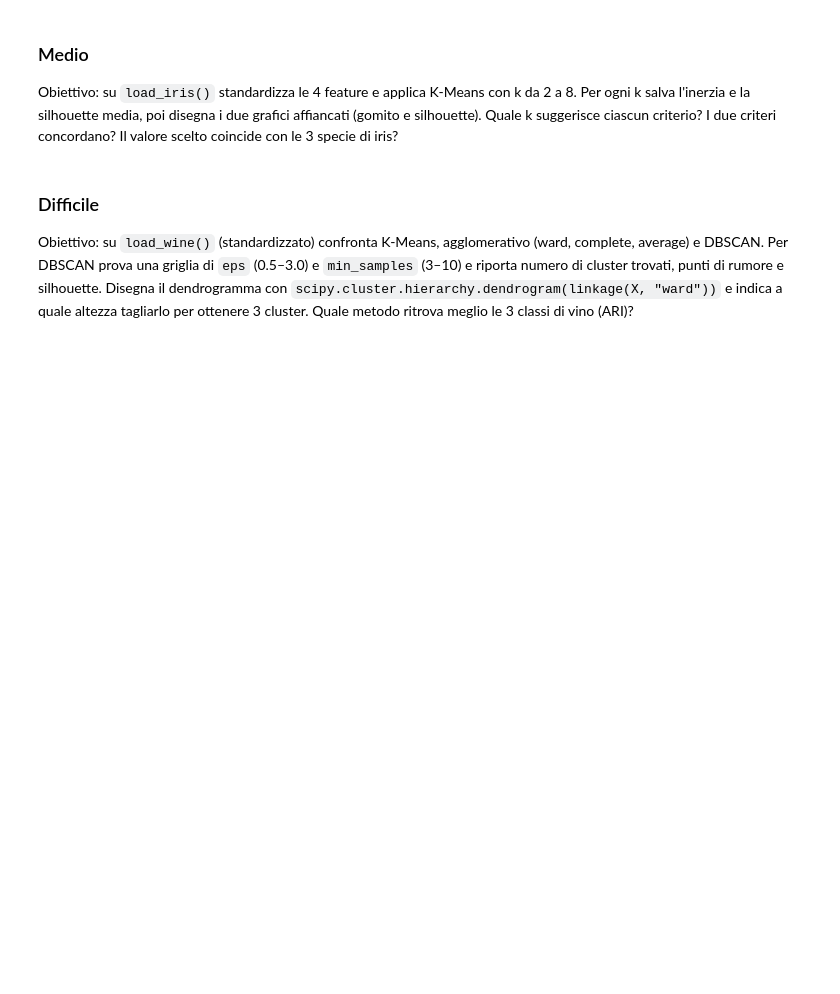
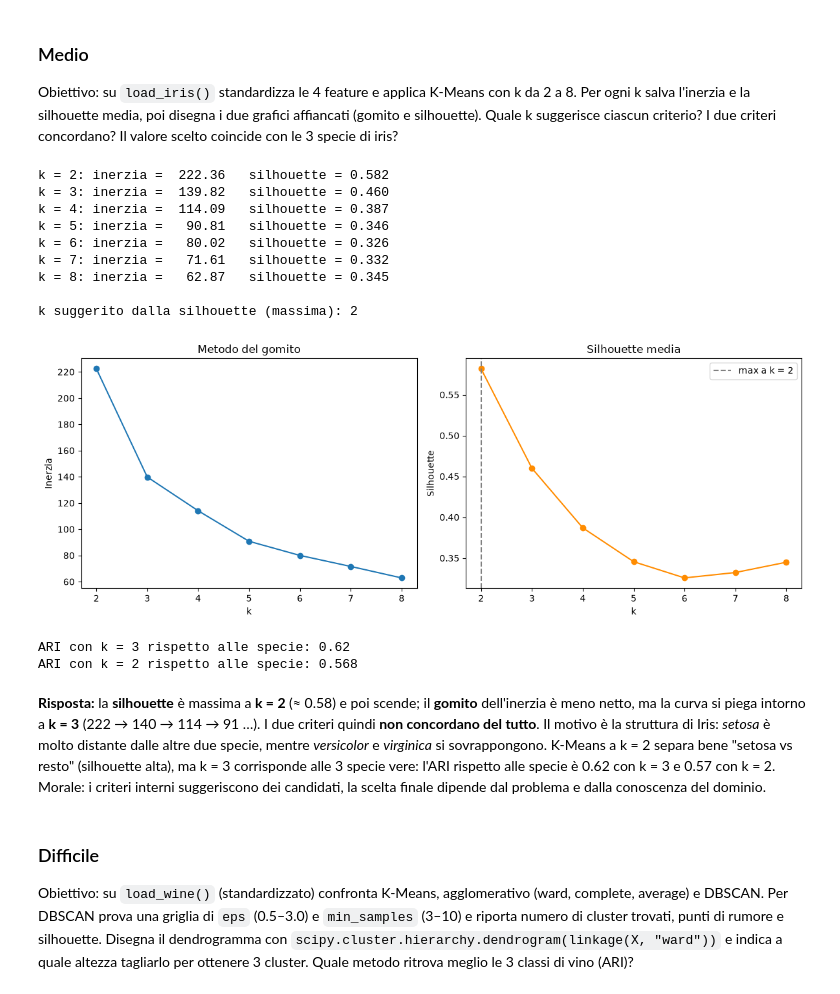
Before and after one commit to MaSTERmIKK/Aula_PythonAi_Ottobre, a Jupyter notebook: CorsoIt/19_Martedì_03/giorno-5-non-supervisionato.ipynb, the cells around one changed output. Cells and saved outputs as stored; diff of their text form; code cells hidden in the pictures; blank space fills up the shorter version.

```diff
--- a/CorsoIt/19_Martedì_03/giorno-5-non-supervisionato.ipynb
+++ b/CorsoIt/19_Martedì_03/giorno-5-non-supervisionato.ipynb
@@ -669,3 +701,60 @@ Obiettivo: su `load_iris()` standardizza le 4 feature e applica K-Means con k da
+# %%
+import numpy as np
+import matplotlib.pyplot as plt
+from sklearn.datasets import load_iris
+from sklearn.preprocessing import StandardScaler
+from sklearn.cluster import KMeans
+from sklearn.metrics import silhouette_score, adjusted_rand_score
+
+iris = load_iris()
+X = StandardScaler().fit_transform(iris.data)
+
+ks = range(2, 9)
+inerzie, silhouette = [], []
+for k in ks:
+    km = KMeans(n_clusters=k, n_init=10, random_state=0).fit(X)
+    inerzie.append(km.inertia_)
+    silhouette.append(silhouette_score(X, km.labels_))
+    print(f"k = {k}: inerzia = {km.inertia_:7.2f}   silhouette = {silhouette[-1]:.3f}")
+
+k_sil = list(ks)[int(np.argmax(silhouette))]
+print(f"\nk suggerito dalla silhouette (massima): {k_sil}")
+
+fig, axes = plt.subplots(1, 2, figsize=(12, 4.5))
+axes[0].plot(list(ks), inerzie, marker="o")
+axes[0].set_title("Metodo del gomito")
+axes[0].set_xlabel("k")
+axes[0].set_ylabel("Inerzia")
+
+axes[1].plot(list(ks), silhouette, marker="o", color="darkorange")
+axes[1].axvline(k_sil, color="gray", ls="--", label=f"max a k = {k_sil}")
+axes[1].set_title("Silhouette media")
+axes[1].set_xlabel("k")
+axes[1].set_ylabel("Silhouette")
+axes[1].legend()
+plt.tight_layout()
+plt.show()
+
+# Confronto con le 3 specie reali
+km3 = KMeans(n_clusters=3, n_init=10, random_state=0).fit(X)
+print("ARI con k = 3 rispetto alle specie:", round(adjusted_rand_score(iris.target, km3.labels_), 3))
+km2 = KMeans(n_clusters=2, n_init=10, random_state=0).fit(X)
+print("ARI con k = 2 rispetto alle specie:", round(adjusted_rand_score(iris.target, km2.labels_), 3))
+# %% [output]
+k = 2: inerzia =  222.36   silhouette = 0.582
+k = 3: inerzia =  139.82   silhouette = 0.460
+k = 4: inerzia =  114.09   silhouette = 0.387
+k = 5: inerzia =   90.81   silhouette = 0.346
+k = 6: inerzia =   80.02   silhouette = 0.326
+k = 7: inerzia =   71.61   silhouette = 0.332
+k = 8: inerzia =   62.87   silhouette = 0.345
+
+k suggerito dalla silhouette (massima): 2
+[figure, added]
+ARI con k = 3 rispetto alle specie: 0.62
+ARI con k = 2 rispetto alle specie: 0.568
+# %% [markdown]
+**Risposta:** la **silhouette** è massima a **k = 2** (≈ 0.58) e poi scende; il **gomito** dell'inerzia è meno netto, ma la curva si piega intorno a **k = 3** (222 → 140 → 114 → 91 …). I due criteri quindi **non concordano del tutto**. Il motivo è la struttura di Iris: *setosa* è molto distante dalle altre due specie, mentre *versicolor* e *virginica* si sovrappongono. K-Means a k = 2 separa bene "setosa vs resto" (silhouette alta), ma k = 3 corrisponde alle 3 specie vere: l'ARI rispetto alle specie è 0.62 con k = 3 e 0.57 con k = 2. Morale: i criteri interni suggeriscono dei candidati, la scelta finale dipende dal problema e dalla conoscenza del dominio.
 # %% [markdown]
 ### Difficile
 Obiettivo: su `load_wine()` (standardizzato) confronta K-Means, agglomerativo (ward, complete, average) e DBSCAN. Per DBSCAN prova una griglia di `eps` (0.5–3.0) e `min_samples` (3–10) e riporta numero di cluster trovati, punti di rumore e silhouette. Disegna il dendrogramma con `scipy.cluster.hierarchy.dendrogram(linkage(X, "ward"))` e indica a quale altezza tagliarlo per ottenere 3 cluster. Quale metodo ritrova meglio le 3 classi di vino (ARI)?
```
Also changed, not shown: parts of 8 cells of this notebook.
